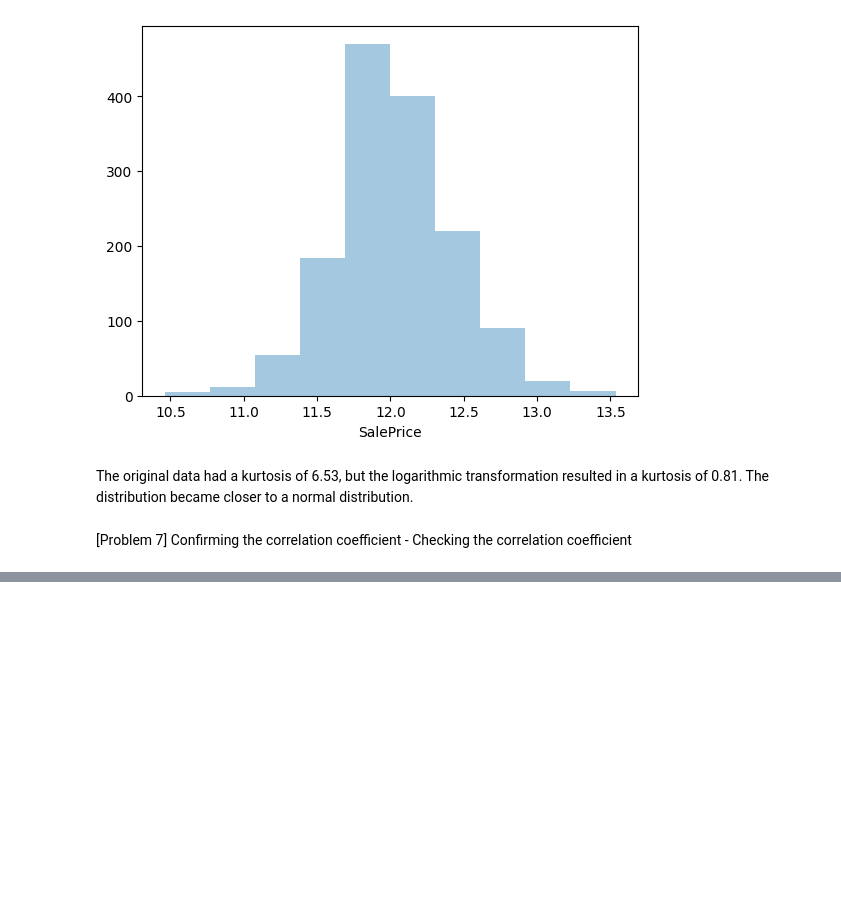
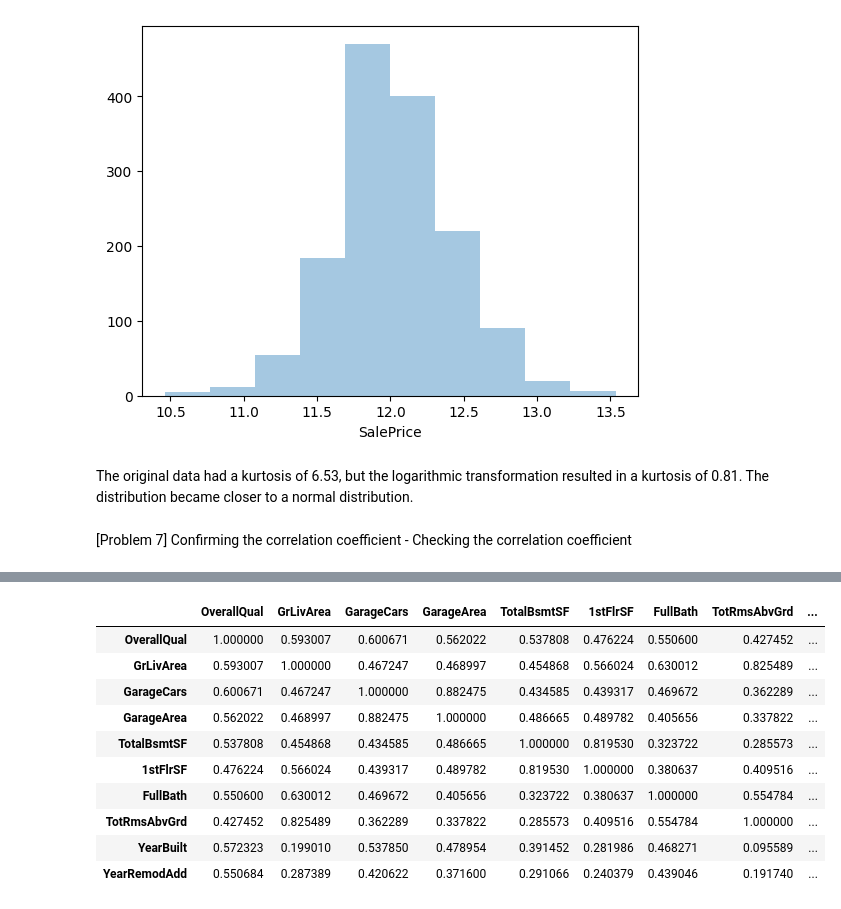
Before and after one commit to yhamidah/AI-Assignments, a Jupyter notebook: Housing_Information_Analysis.ipynb, the cells around one changed output, grey strips where cells are left out. Drawn from its saved outputs; the diff is of its cells as text; code cells hidden in the pictures; blank space fills up the shorter version.

```diff
--- a/Housing_Information_Analysis.ipynb
+++ b/Housing_Information_Analysis.ipynb
@@ -261,0 +299,14 @@ ValueError: could not convert string to float: 'RL'
+# %%
+df_high_corr_saleprice_corr
+# %% [output]
+|  | OverallQual | GrLivArea | GarageCars | GarageArea | TotalBsmtSF | 1stFlrSF | FullBath | TotRmsAbvGrd | ... |
+| OverallQual | 1.000000 | 0.593007 | 0.600671 | 0.562022 | 0.537808 | 0.476224 | 0.550600 | 0.427452 | ... |
+| GrLivArea | 0.593007 | 1.000000 | 0.467247 | 0.468997 | 0.454868 | 0.566024 | 0.630012 | 0.825489 | ... |
+| GarageCars | 0.600671 | 0.467247 | 1.000000 | 0.882475 | 0.434585 | 0.439317 | 0.469672 | 0.362289 | ... |
+| GarageArea | 0.562022 | 0.468997 | 0.882475 | 1.000000 | 0.486665 | 0.489782 | 0.405656 | 0.337822 | ... |
+| TotalBsmtSF | 0.537808 | 0.454868 | 0.434585 | 0.486665 | 1.000000 | 0.819530 | 0.323722 | 0.285573 | ... |
+| 1stFlrSF | 0.476224 | 0.566024 | 0.439317 | 0.489782 | 0.819530 | 1.000000 | 0.380637 | 0.409516 | ... |
+| FullBath | 0.550600 | 0.630012 | 0.469672 | 0.405656 | 0.323722 | 0.380637 | 1.000000 | 0.554784 | ... |
+| TotRmsAbvGrd | 0.427452 | 0.825489 | 0.362289 | 0.337822 | 0.285573 | 0.409516 | 0.554784 | 1.000000 | ... |
+| YearBuilt | 0.572323 | 0.199010 | 0.537850 | 0.478954 | 0.391452 | 0.281986 | 0.468271 | 0.095589 | ... |
+| YearRemodAdd | 0.550684 | 0.287389 | 0.420622 | 0.371600 | 0.291066 | 0.240379 | 0.439046 | 0.191740 | ... |
```
Also changed, not shown: parts of 3 cells of this notebook.
